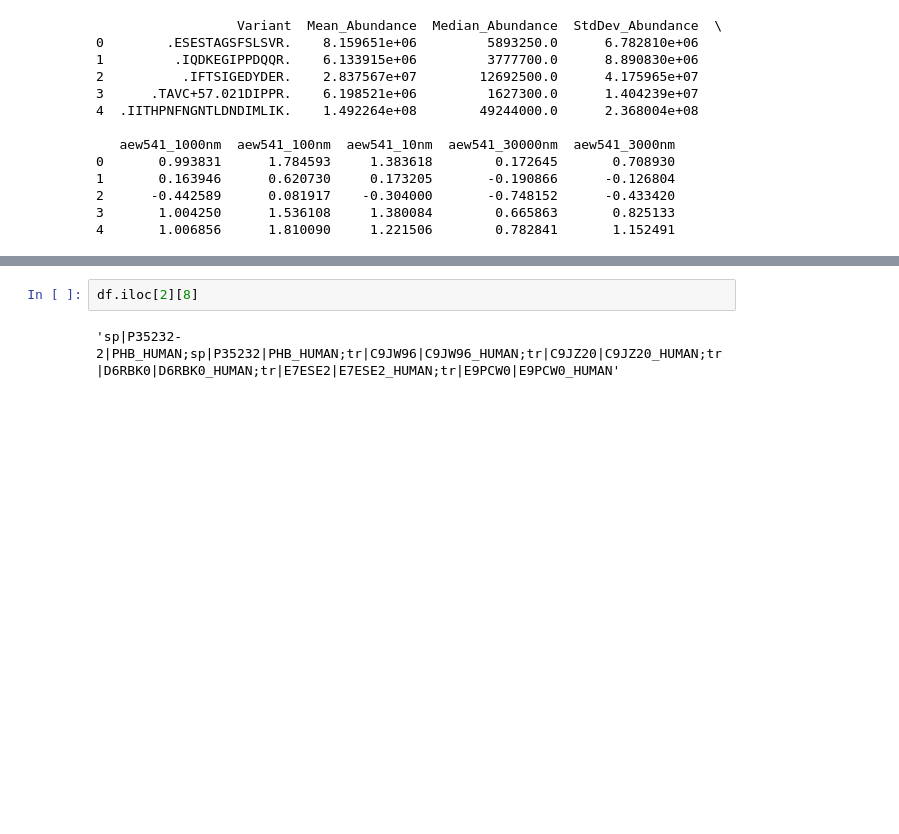
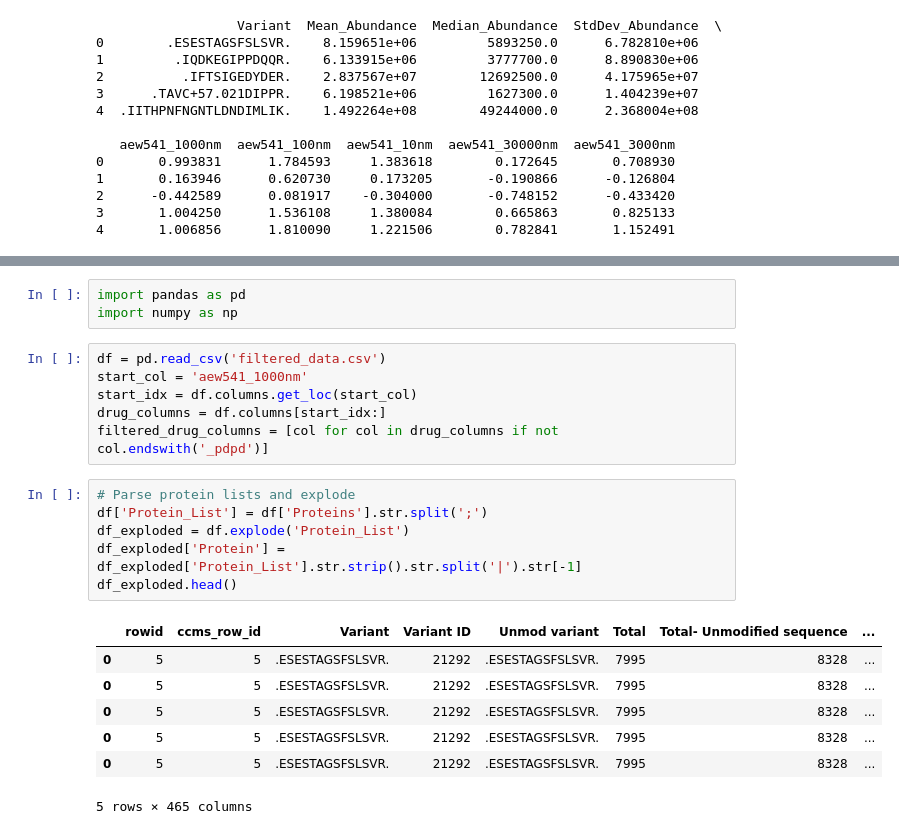
Before and after one commit to NandaKrishnaAchar/Big-Data-Science-Drug-Protein-Interactions, a Jupyter notebook: Statistical_Analysis.ipynb, the cells around one changed output, grey strips where cells are left out. Drawn from its saved outputs; the diff is of its cells as text; blank space fills up the shorter version.

Commit message:
Added Protein Level Trend Analysis

```diff
--- a/Statistical_Analysis.ipynb
+++ b/Statistical_Analysis.ipynb
@@ -73,4 +51,23 @@ df.to_csv('normalized_peptide_trend_data.csv', index=False)
-# %%
-df.iloc[2][8]
-# %% [output]
-'sp|P35232-2|PHB_HUMAN;sp|P35232|PHB_HUMAN;tr|C9JW96|C9JW96_HUMAN;tr|C9JZ20|C9JZ20_HUMAN;tr|D6RBK0|D6RBK0_HUMAN;tr|E7ESE2|E7ESE2_HUMAN;tr|E9PCW0|E9PCW0_HUMAN'
+# %%
+import pandas as pd
+import numpy as np
+# %%
+df = pd.read_csv('filtered_data.csv')
+start_col = 'aew541_1000nm'
+start_idx = df.columns.get_loc(start_col)
+drug_columns = df.columns[start_idx:]
+filtered_drug_columns = [col for col in drug_columns if not col.endswith('_pdpd')]
+# %%
+# Parse protein lists and explode
+df['Protein_List'] = df['Proteins'].str.split(';')
+df_exploded = df.explode('Protein_List')
+df_exploded['Protein'] = df_exploded['Protein_List'].str.strip().str.split('|').str[-1]
+df_exploded.head()
+# %% [output]
+|  | rowid | ccms_row_id | Variant | Variant ID | Unmod variant | Total | Total- Unmodified sequence | ... |
+| 0 | 5 | 5 | .ESESTAGSFSLSVR. | 21292 | .ESESTAGSFSLSVR. | 7995 | 8328 | ... |
+| 0 | 5 | 5 | .ESESTAGSFSLSVR. | 21292 | .ESESTAGSFSLSVR. | 7995 | 8328 | ... |
+| 0 | 5 | 5 | .ESESTAGSFSLSVR. | 21292 | .ESESTAGSFSLSVR. | 7995 | 8328 | ... |
+| 0 | 5 | 5 | .ESESTAGSFSLSVR. | 21292 | .ESESTAGSFSLSVR. | 7995 | 8328 | ... |
+| 0 | 5 | 5 | .ESESTAGSFSLSVR. | 21292 | .ESESTAGSFSLSVR. | 7995 | 8328 | ... |
+5 rows × 465 columns
```
Also changed, not shown: parts of 7 cells of this notebook, 1 other file.
